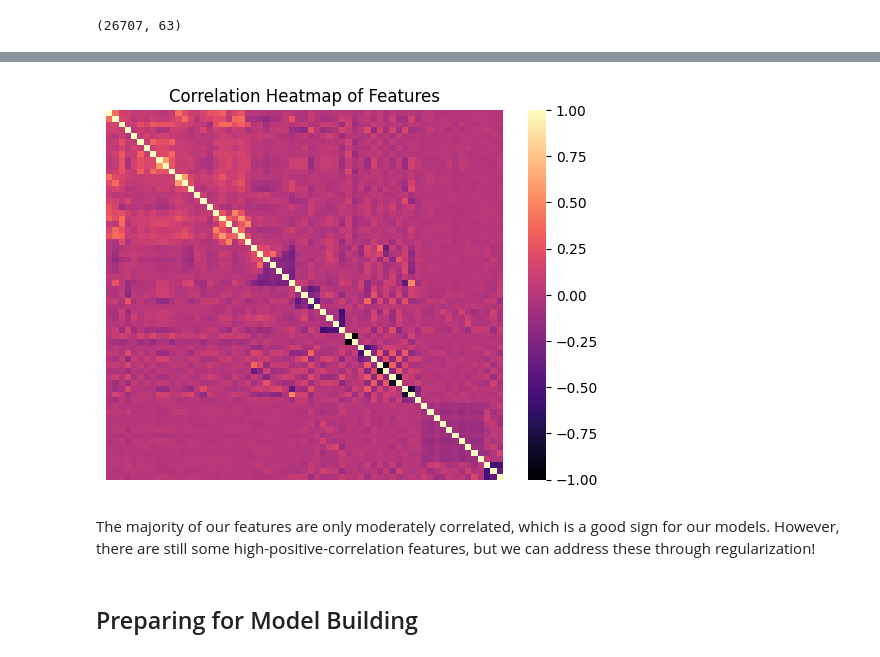
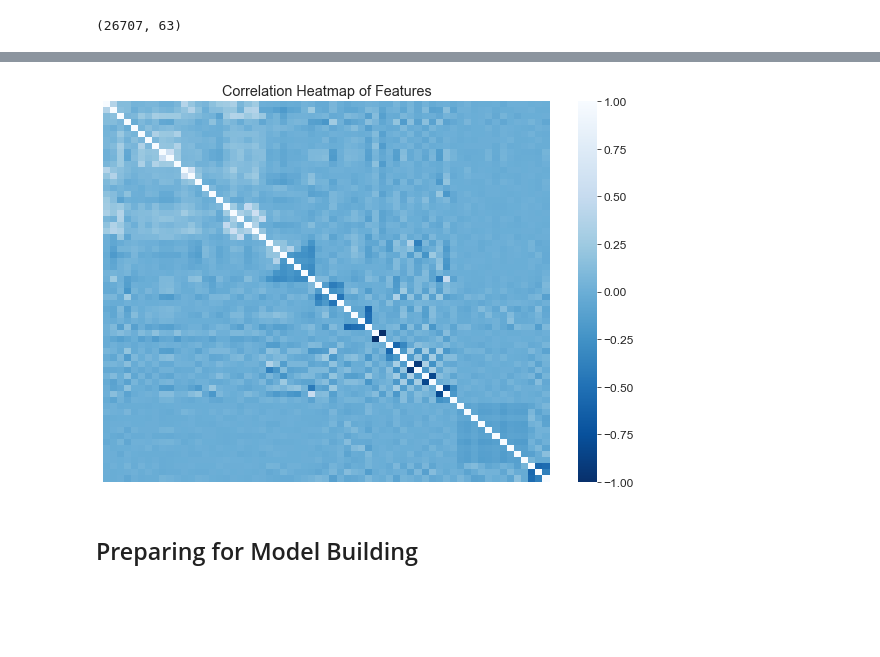
Before and after one commit to pmjustafort/flushotlearning, a Jupyter notebook: index.ipynb, the cells around one changed output, grey strips where cells are left out. Drawn from its saved outputs; the diff is of its cells as text; code cells hidden in the pictures; blank space fills up the shorter version.

```diff
--- a/index.ipynb
+++ b/index.ipynb
@@ -45,6 +26,10 @@ import pandas as pd
 import numpy as np
 import matplotlib.pyplot as plt
 import seaborn as sns
+
+sns.set_style('whitegrid')
+plt.rcParams['font.size'] = 12
+plt.rcParams['axes.edgecolor'] = 'black'
 # %%
 # Load in data
 train_features = pd.read_csv('data/training_set_features.csv')
@@ -233,12 +177,10 @@ It appears that there is a significant correlation between features mirroring th
 # %%
-
-sns.heatmap(train_df_encoded.corr(), cmap='magma')
+plt.figure(figsize=(10,7))
+sns.heatmap(train_df_encoded.corr(), cmap='Blues_r')
 plt.title('Correlation Heatmap of Features')
 plt.xticks([])
 plt.yticks([]);
 # %% [output]
-[figure, old version]
+[figure, new version]
-# %% [markdown]
-The majority of our features are only moderately correlated, which is a good sign for our models. However, there are still some high-positive-correlation features, but we can address these through regularization!
 # %% [markdown]
 ## Preparing for Model Building
```
Also changed, not shown: parts of 71 cells of this notebook, 12 other files.
